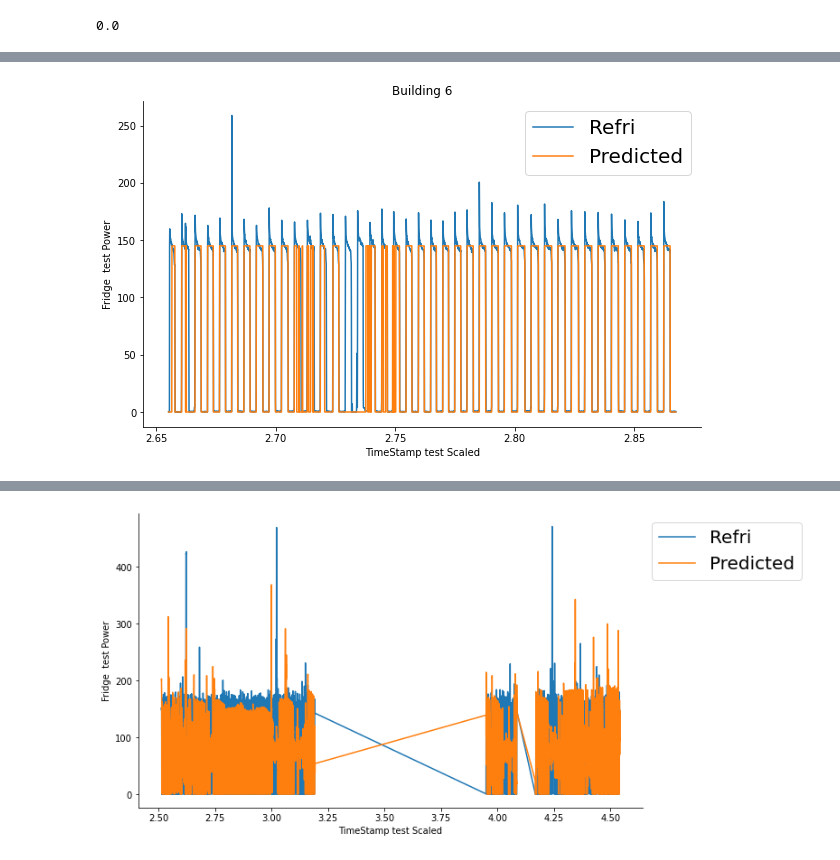
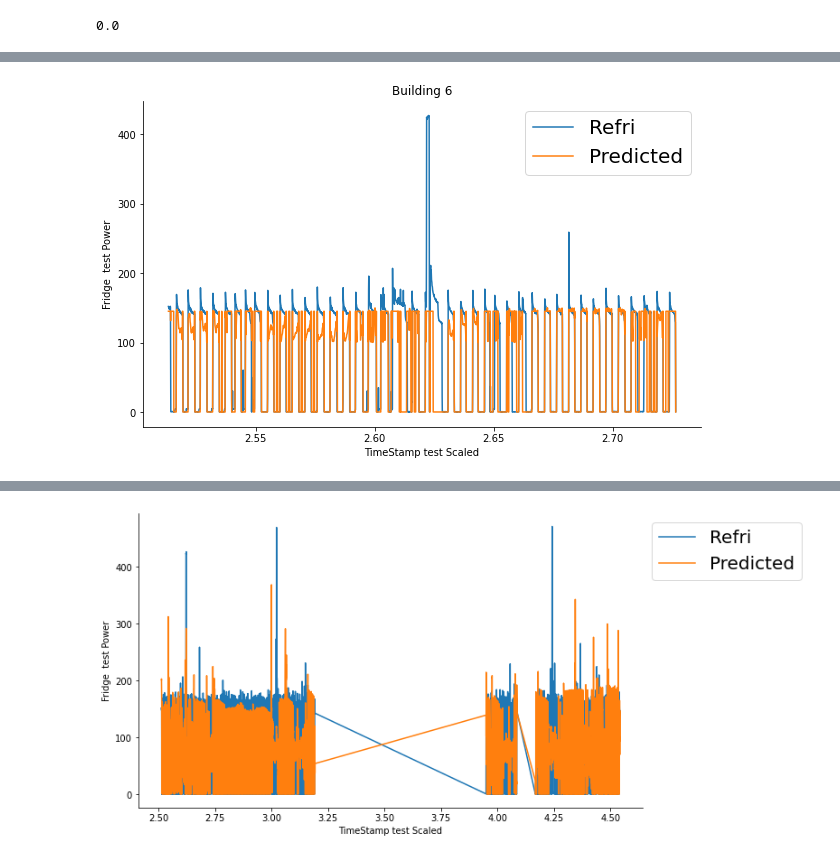
Before and after one commit to Aadesh-1404/nilm-gaussian-process, a Jupyter notebook: AAAI/gp_mean_std_.ipynb, the cells around one changed output, grey strips where cells are left out. Saved outputs shown, nothing was run; the diff lists cells and outputs as text; code cells hidden in the pictures.

```diff
--- a/AAAI/gp_mean_std_.ipynb
+++ b/AAAI/gp_mean_std_.ipynb
@@ -312,0 +340,3 @@ x_test_features = jnp.concatenate((x_test_features, jnp.array(np.array(x_test_di
+# %%
+x_train_features = jnp.concatenate((x_train_features, jnp.array(np.array(x_train_diff.reshape(-1,1))), np.array(x_train_timstamp)), axis=1)
+x_test_features = jnp.concatenate((x_test_features, jnp.array(np.array(x_test_diff.reshape(-1,1))), np.array(x_test_timestamp)), axis=1)
@@ -313,7 +347,7 @@ x_test_features = jnp.concatenate((x_test_features, jnp.array(np.array(x_test_di
 # %%
 import gpytorch
 indexes = 53456
-n = 6
+n = x_train_features.shape[1]
 x = torch.tensor(np.array(x_train_features)).to(torch.float64)
 y = torch.tensor(np.array(y_train)).reshape(-1,).to(torch.float64)
 xt = torch.tensor(np.array(x_test_features)).to(torch.float64)
@@ -354,7 +388,7 @@ for i in range(1):
 
   kernel1 = ScaleKernel(MaternKernel(nu=2.5, ard_num_dims=n))
   kernel2 = ScaleKernel(MaternKernel(nu=0.5,ard_num_dims=1,active_dims=(n-1)))
-  # kernel2 = ScaleKernel(RBFKernel(ard_num_dims=1, active_dims=(n)))
+  kernel4 = ScaleKernel(PeriodicKernel(ard_num_dims=1, active_dims=(n-1)))
   kernel3 = ScaleKernel(PeriodicKernel(ard_num_dims=1,active_dims=(n-1)))
   # kernel5 = ScaleKernel(gpytorch.kernels.SpectralDeltaKernel(num_dims=n,ard_num_dims=n))
 #   theta =  {'base_covar_module.kernels.0.base_kernel.lengthscale': torch.tensor(0.5),
@@ -364,11 +398,12 @@ for i in range(1):
 #         'base_covar_module.kernels.1.kernels.1.outputscale':torch.tensor(1.0),
 #         'base_covar_module.kernels.1.kernels.1.base_kernel.lengthscale': torch.tensor(1.0),
 #         'base_covar_module.kernels.1.kernels.1.base_kernel.period_length': torch.tensor(0.01),}
-  theta = { 'base_covar_module.kernels.1.kernels.1.base_kernel.period_length': torch.tensor(0.01),}
-  # kernel4 = kernel2*kernel3
-  kernel = kernel1 #+ kernel4
+  theta = { 'base_covar_module.kernels.1.kernels.1.base_kernel.period_length': torch.tensor(0.01),
+      'base_covar_module.kernels.2.base_kernel.period_length': torch.tensor(0.01),}
+  kernel5 = kernel2*kernel3 + kernel4
+  kernel = kernel1 + kernel5
   # induce_points = 512
-  inducing_points =  x[np.arange(0,x.shape[0],95)]
+  inducing_points =  x[np.arange(0,x.shape[0],125)]  # 95
   # inducing_points = x[torch.randperm(x.shape[0])[: 1500]]
 
   model = SGPRegressor(x.to("cuda"), y.to("cuda"), kernel,
@@ -381,7 +416,7 @@ for i in range(1):
   # theta1 = {'likelihood.noise_covar.noise': torch.tensor(3),
   #       'covar_module.base_kernel.lengthscale': torch.tensor(0.1),
   #       'covar_module.outputscale': torch.tensor(5),}
-  loss = model.fit(lr=0.001, n_epochs=2500,verbose=1, thetas = None,
+  loss = model.fit(lr=0.001, n_epochs=2000,verbose=1,thetas = theta,
           random_state=0, n_restarts=1)
 #   loss_arr.append(loss)
   # print(loss)
@@ -857,25 +910,27 @@ y_mean1 = np.array(y_mean)
 for i in range(len(y_mean)):
 
   # if y_mean1[i]>80 and y_mean[i]<120:
-  if y_mean[i]>100:
+  if y_mean[i]>150:
     y_mean1[i] = 145
-  if y_mean1[i]<100:
-    y_mean1[i] = 0
+  if y_mean1[i]<100 and y_mean1[i]>50:
+    y_mean1[i] = 145
+  if y_mean1[i]<50:
+      y_mean1[i] = 0
 # %%
-index = 3000
-start = 2000
+index = 3009
+start = 0
 plt.figure(figsize=(10,6))
 # plt.plot(x_test_timestamp[:idx], scalers[3].inverse_transform(x1)[:idx], label = "Main")
 # plt.plot(x_test_timestamp[:idx], scalers[-1].inverse_transform(x2)[:idx], label = "Main Ref Dif")
 plt.plot(x_test_timestamp[start:start+index], yt.cpu()[start:start+index], label = "Refri")
 plt.plot(x_test_timestamp[start:start+index], y_mean1[start:start+index], label = "Predicted")
 plt.legend(bbox_to_anchor=(1, 1),fontsize=20)
 plt.xlabel("TimeStamp test Scaled")
 plt.ylabel("Fridge  test Power")
 plt.title("Building 6")
 sns.despine()
 # %% [output]
-[figure, old version]
+[figure, new version]
 # %%
 mae = np.mean(np.abs(np.array(yt) - y_mean1))
 rms = errors.rmse(jnp.array(yt), y_mean1)
```
Also changed, not shown: parts of 31 cells of this notebook, 34 other files.
